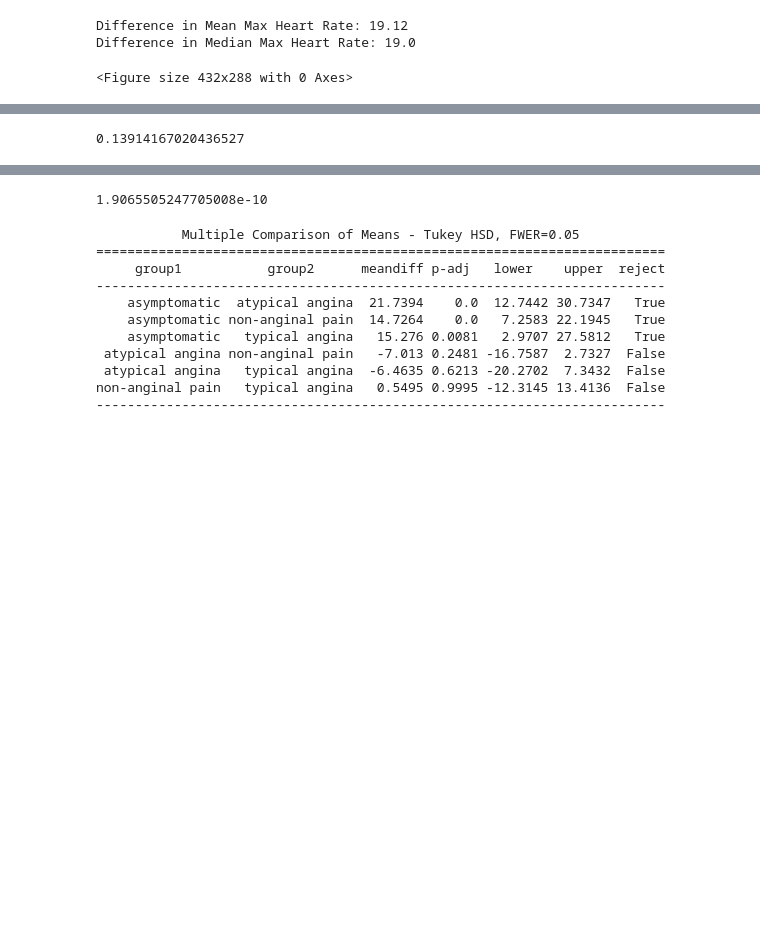
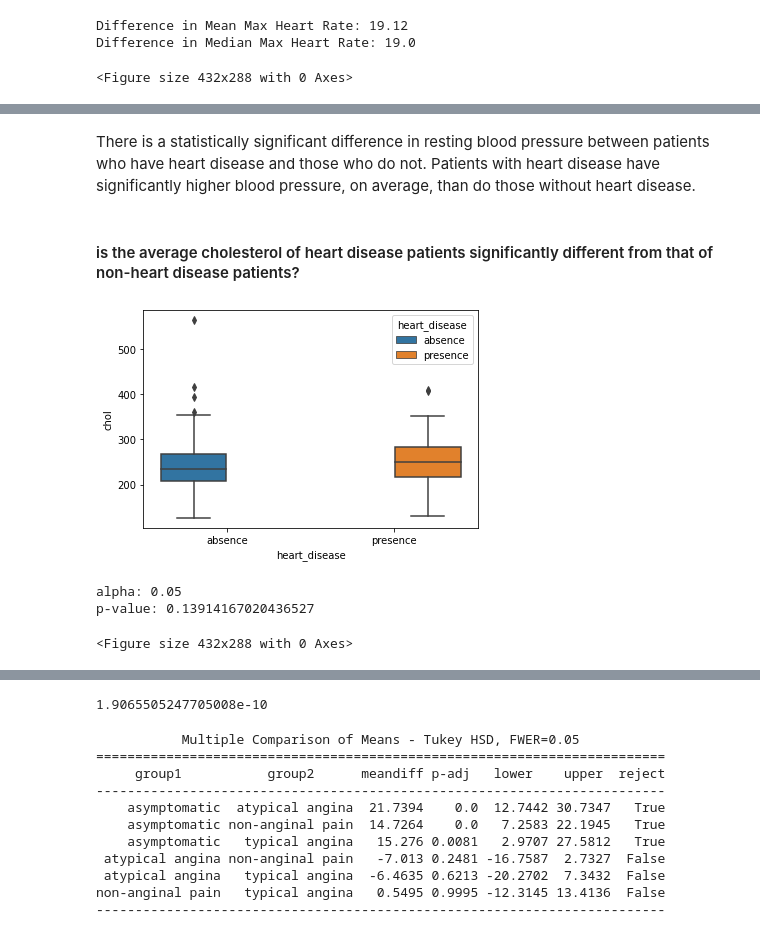
Before and after one commit to roberthallds/PersonalProjects, a Jupyter notebook: Data Analysis/Heart Disease Analysis using Statistical Inference/project.ipynb, the cells around one changed output, grey strips where cells are left out. Cells and saved outputs as stored; diff of their text form; code cells hidden in the pictures; blank space fills up the shorter version.

```diff
--- a/Data Analysis/Heart Disease Analysis using Statistical Inference/project.ipynb
+++ b/Data Analysis/Heart Disease Analysis using Statistical Inference/project.ipynb
@@ -82,10 +141,20 @@ print(pval)
+# %% [markdown]
+There is a statistically significant difference in resting blood pressure between patients who have heart disease and those who do not. Patients with heart disease have significantly higher blood pressure, on average, than do those without heart disease.
+# %% [markdown]
+#### is the average cholesterol of heart disease patients significantly different from that of non-heart disease patients?
 # %%
-# is the average cholesterol of heart disease patients significantly different from that of non-heart disease patients?
+sns.boxplot(x=heart.heart_disease, y=heart.chol, data=heart, hue=heart.heart_disease)
+plt.show()
+plt.clf()
 
 chol_hd = heart.chol[heart['heart_disease'] == 'presence']
 chol_no_hd = heart.chol[heart['heart_disease'] == 'absence']
 
 ttest, pval = ttest_ind(chol_hd, chol_no_hd)
-print(pval)
+print("alpha: 0.05")
+print(f"p-value: {pval}")
 # %% [output]
+[figure, added]
-0.13914167020436527
+alpha: 0.05
+p-value: 0.13914167020436527
+<Figure size 432x288 with 0 Axes>
```
Also changed, not shown: parts of 23 cells of this notebook.
